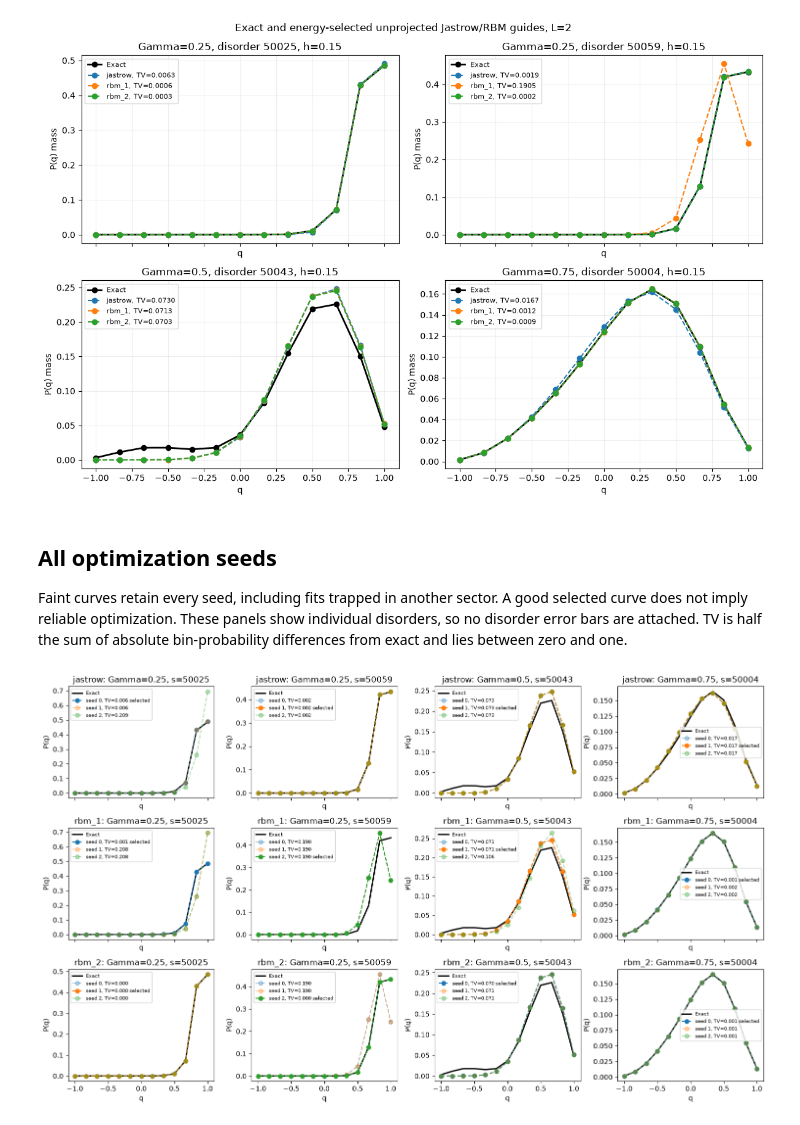
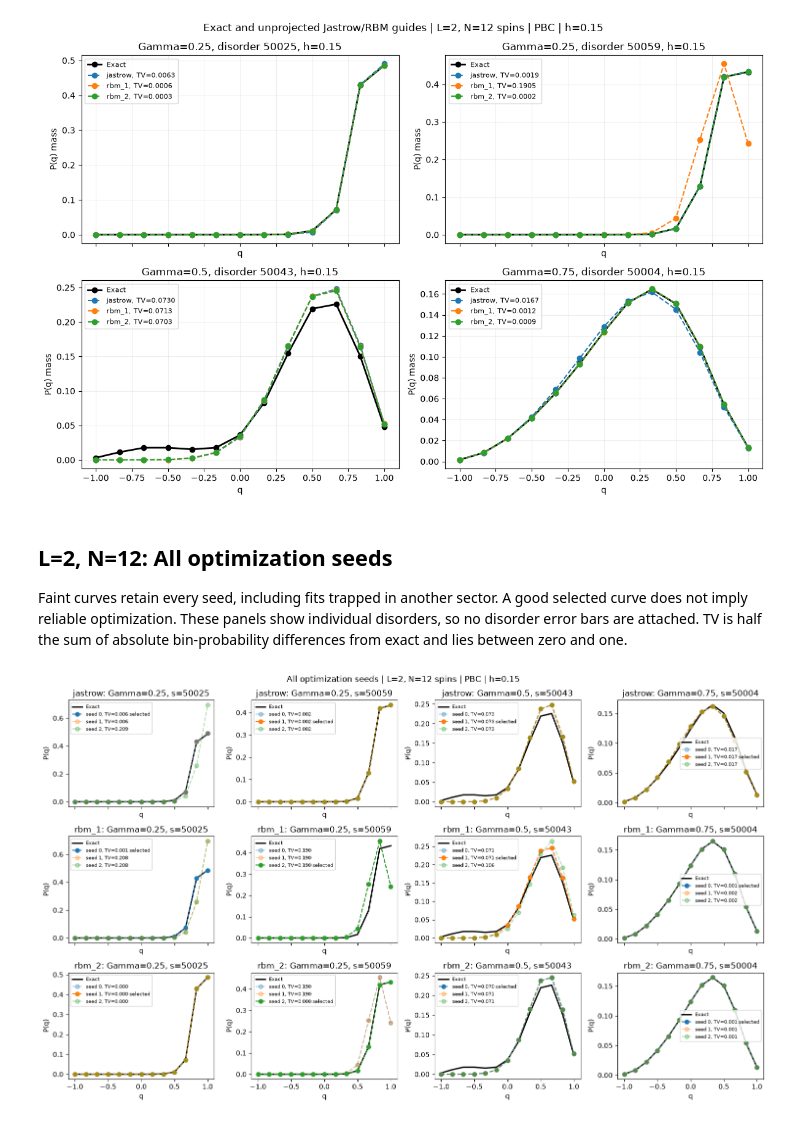
Before and after one commit to coolgas/spin-glass, a Jupyter notebook: notebook/jastrow_rbm_overlap_distributions.ipynb, the cells around one changed output. Drawn from its saved outputs; the diff is of its cells as text; code cells hidden in the pictures.

Commit message:
Consolidate L4 results and explicit sizes in Jastrow RBM notebook

```diff
--- a/notebook/jastrow_rbm_overlap_distributions.ipynb
+++ b/notebook/jastrow_rbm_overlap_distributions.ipynb
@@ -24,7 +34,7 @@ from pathlib import Path
 import json
 import numpy as np
 import matplotlib.pyplot as plt
-root=Path.cwd()
+root=next(p for p in [Path.cwd(),*Path.cwd().parents] if (p/'data/kagome').is_dir())
 folder=root/'data/kagome/ltfim_simple_overlap_v1'
 rows=json.loads((folder/'distributions.json').read_text())['rows']
 contexts=[(.25,50025),(.25,50059),(.5,50043),(.75,50004)]
@@ -39,12 +49,12 @@ for ax,(g,s) in zip(axes.flat,contexts):
         ax.plot(q,r['guide_pq'],'o--',label=f"{kind}, TV={r['tv']:.4f}")
     ax.set_title(f'Gamma={g}, disorder {s}, h=0.15');ax.set_xlabel('q');ax.set_ylabel('P(q) mass')
     ax.grid(alpha=.2);ax.legend(fontsize=8)
-fig.suptitle('Exact and energy-selected unprojected Jastrow/RBM guides, L=2')
+fig.suptitle('Exact and unprojected Jastrow/RBM guides | L=2, N=12 spins | PBC | h=0.15')
 fig.tight_layout();fig.savefig(figures/'selected_guides_pq.png',dpi=180);fig.savefig(figures/'selected_guides_pq.pdf');plt.show()
 # %% [output]
-[figure, old version]
+[figure, new version]
 # %% [markdown]
-## All optimization seeds
+## L=2, N=12: All optimization seeds
 
 Faint curves retain every seed, including fits trapped in another sector. A good
 selected curve does not imply reliable optimization. These panels show individual
@@ -53,14 +63,15 @@ bin-probability differences from exact and lies between zero and one.
 # %%
 fig,axes=plt.subplots(3,4,figsize=(15,9),sharex=True)
 for i,kind in enumerate(kinds):
     for j,(g,s) in enumerate(contexts):
         ax=axes[i,j];group=[r for r in rows if (r['gamma'],r['sample_id'],r['kind'])==(g,s,kind)]
         q=np.array(group[0]['q']);ax.plot(q,group[0]['exact_pq'],'k-',lw=2,label='Exact')
         for r in group:
             ax.plot(q,r['guide_pq'],'o--',alpha=1 if r['selected'] else .35,
                     label=f"seed {r['seed']}, TV={r['tv']:.3f}"+(' selected' if r['selected'] else ''))
         ax.set_title(f'{kind}: Gamma={g}, s={s}');ax.set_xlabel('q');ax.set_ylabel('P(q)');ax.legend(fontsize=7)
+fig.suptitle('All optimization seeds | L=2, N=12 spins | PBC | h=0.15')
 fig.tight_layout();fig.savefig(figures/'all_seeds_pq.png',dpi=180);fig.savefig(figures/'all_seeds_pq.pdf');plt.show()
 # %% [output]
-[figure, old version]
+[figure, new version]
 # %% [markdown]
```
Also changed, not shown: parts of 23 cells of this notebook, 27 other files.
